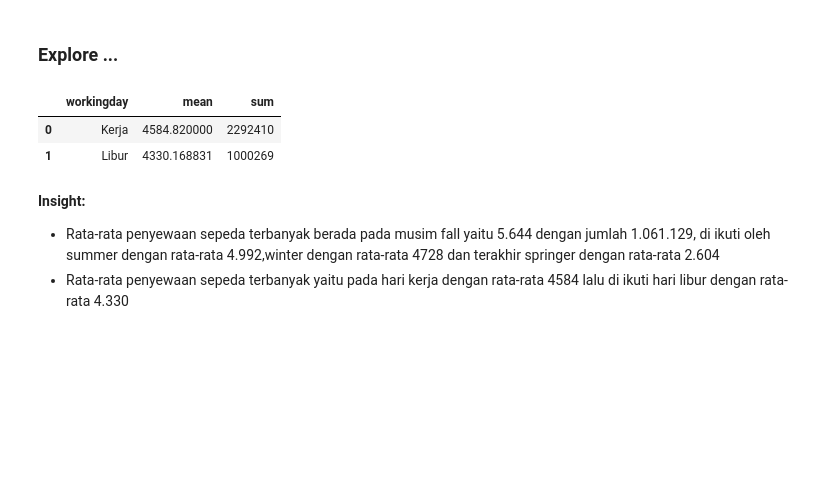
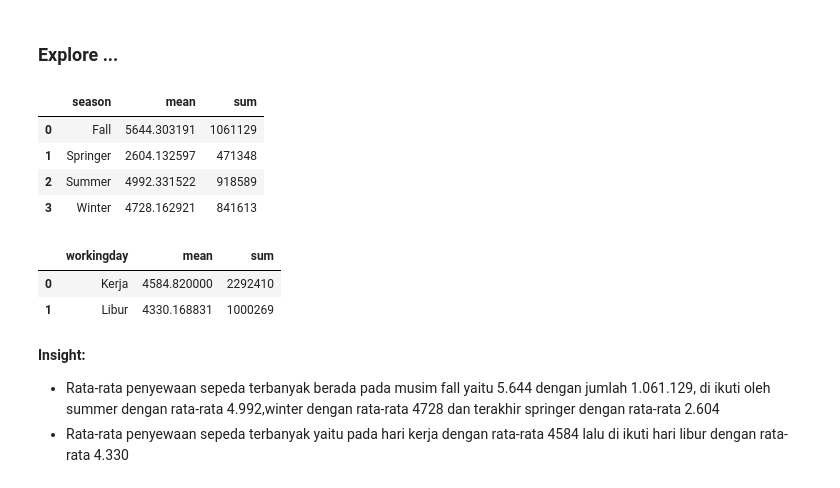
Before and after one commit to wa-ri/bike_dashboard, a Jupyter notebook: Proyek_Analisis_Data.ipynb, the cells around one changed output. Cells and saved outputs as stored; diff of their text form; code cells hidden in the pictures; blank space fills up the shorter version.

```diff
--- a/Proyek_Analisis_Data.ipynb
+++ b/Proyek_Analisis_Data.ipynb
@@ -152,14 +196,20 @@ memory usage: 91.5+ KB
 ### Explore ...
 # %%
 season_grouped = bike_day.groupby('season')['cnt'].agg(['mean', 'sum']).reset_index()
-season_grouped
-
-workingday_grouped = bike_day.groupby('workingday')['cnt'].agg(['mean', 'sum']).reset_index()
-workingday_grouped
+season_grouped.head()
 # %% [output]
-|  | workingday | mean | sum |
-| 0 | Kerja | 4584.820000 | 2292410 |
-| 1 | Libur | 4330.168831 | 1000269 |
+|  | season | mean | sum |
+| 0 | Fall | 5644.303191 | 1061129 |
+| 1 | Springer | 2604.132597 | 471348 |
+| 2 | Summer | 4992.331522 | 918589 |
+| 3 | Winter | 4728.162921 | 841613 |
+# %%
+workingday_grouped = bike_day.groupby('workingday')['cnt'].agg(['mean', 'sum']).reset_index()
+workingday_grouped.head()
+# %% [output]
+|  | workingday | mean | sum |
+| 0 | Kerja | 4584.820000 | 2292410 |
+| 1 | Libur | 4330.168831 | 1000269 |
 # %% [markdown]
 **Insight:**
 - Rata-rata penyewaan sepeda terbanyak berada pada musim fall yaitu 5.644 dengan jumlah 1.061.129, di ikuti oleh summer dengan rata-rata 4.992,winter dengan rata-rata 4728 dan terakhir springer dengan rata-rata 2.604
```
Also changed, not shown: parts of 11 cells of this notebook, 3 other files.
